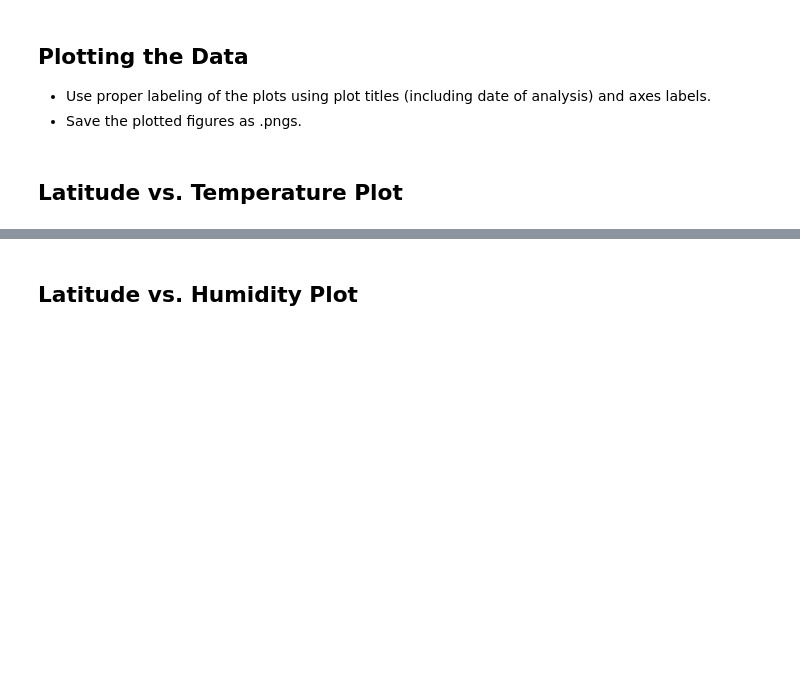
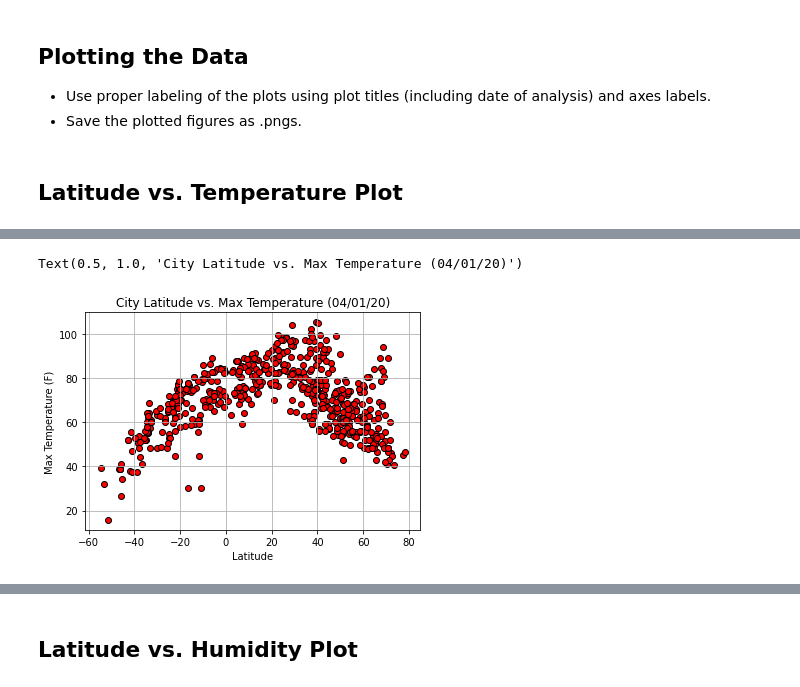
Before and after one commit to zachherington/python-api-challenge, a Jupyter notebook: Homework/starter_code/WeatherPy_hw_submission.ipynb, the cells around one changed output, grey strips where cells are left out. Saved outputs shown, nothing was run; the diff lists cells and outputs as text; code cells hidden in the pictures; blank space fills up the shorter version.

Commit message:
Part1: Weather is complete. Working on Part2. need to figure out how to get country into dataframe. (not passed from part1...). also need to research gmaps parameters for the hotel map section)

```diff
--- a/Homework/starter_code/WeatherPy_hw_submission.ipynb
+++ b/Homework/starter_code/WeatherPy_hw_submission.ipynb
@@ -100,0 +131,7 @@ dtype: int64
+# %%
+# Drops all n/a fields, prints total entries, and prints the df with all data from api
+citydf.replace('',np.nan,inplace=True)
+citydf = citydf.dropna()
+total_cities = citydf.count()
+print(total_cities)
+citydf.head(50)
@@ -143,0 +192,11 @@ Int64Index([], dtype='int64')
+# %%
+# Fig #1: Temperature vs. Latitude
+
+plt.scatter(citydf['Latitude'],citydf['Max Temp (F)'], c = 'r', edgecolor = 'k')
+plt.grid()
+plt.xlabel('Latitude')
+plt.ylabel('Max Temperature (F)')
+plt.title(f'City Latitude vs. Max Temperature (04/01/20)')
+# %% [output]
+Text(0.5, 1.0, 'City Latitude vs. Max Temperature (04/01/20)')
+[figure, added]
```
Also changed, not shown: parts of 42 cells of this notebook, 24 other files.
